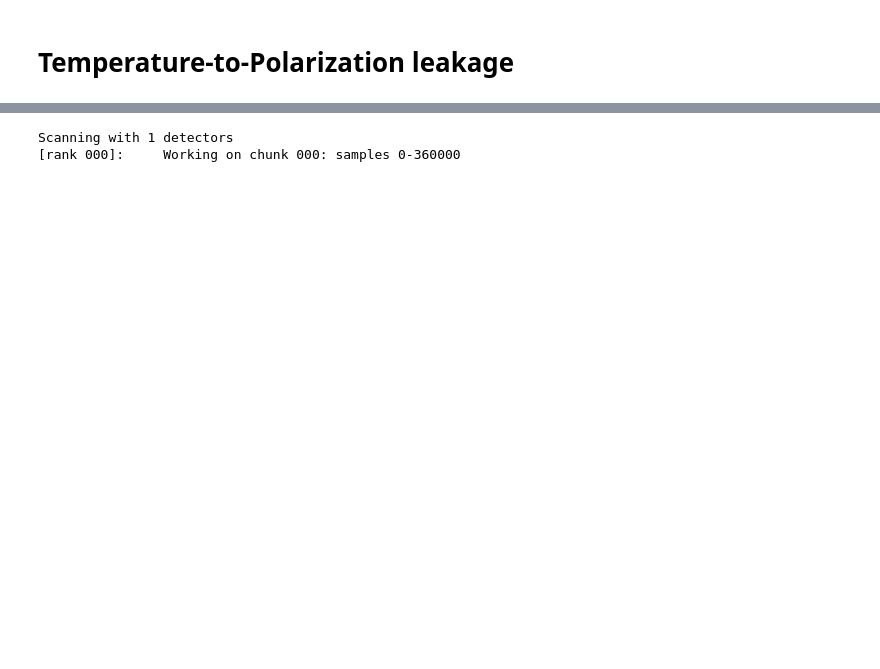
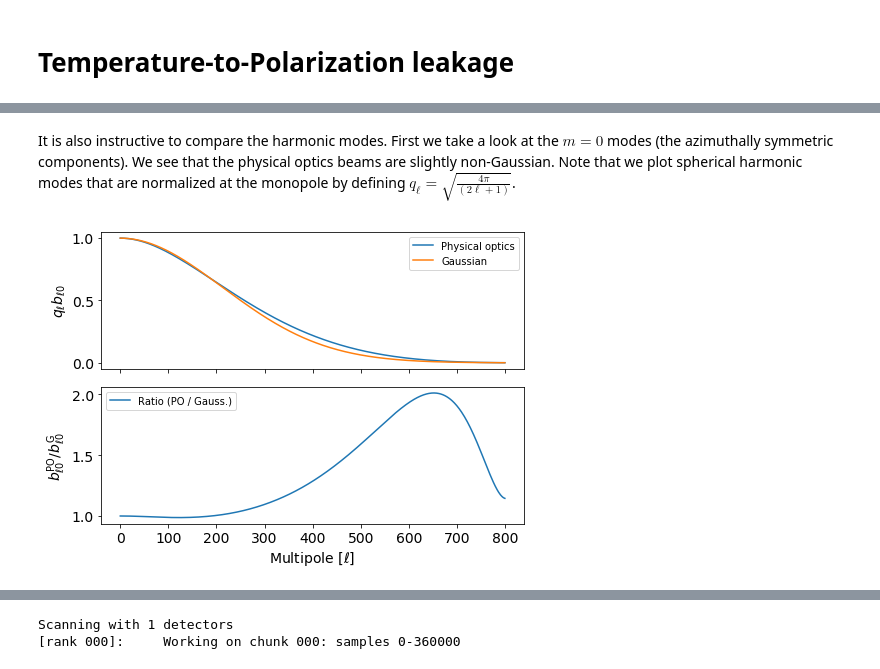
Before and after one commit to AdriJD/beamconv, a Jupyter notebook: notebooks/introduction.ipynb, the cells around one changed output, grey strips where cells are left out. Cells and saved outputs as stored; diff of their text form; code cells hidden in the pictures; blank space fills up the shorter version.

```diff
--- a/notebooks/introduction.ipynb
+++ b/notebooks/introduction.ipynb
@@ -155,0 +205,22 @@ hp.cartview(np.log(np.abs(bmap_ga)), title="Gaussian", **cart_opts)
+# %% [markdown]
+It is also instructive to compare the harmonic modes. First we take a look at the $m=0$ modes (the azimuthally symmetric components). We see that the physical optics beams are slightly non-Gaussian. Note that we plot spherical harmonic modes that are normalized at the monopole by defining $q_{\ell} = \sqrt{\frac{4 \pi}{(2\ell +  1)}}$.
+# %%
+beam2.btype='PO'
+bell_po = np.real(tools.blm2bl(beam2.blm[0]))
+del(beam2.blm)
+beam2.btype='Gaussian'
+bell_ga = np.real(tools.blm2bl(beam2.blm[0]))
+del(beam2.blm)
+
+fig, axs = plt.subplots(ncols=1, nrows=2, figsize=(7, 5), sharex=True)
+axs[0].plot(bell_po, label='Physical optics')
+axs[0].plot(bell_ga, label='Gaussian')
+axs[1].plot(bell_po / bell_ga, label='Ratio (PO / Gauss.)')
+axs[0].set_ylabel(r'$q_{\ell} b_{\ell 0}$')
+axs[1].set_ylabel(r'$b^{\mathrm{PO}}_{\ell 0} / b^{\mathrm{G}}_{\ell 0}$')
+axs[1].set_xlabel(r'Multipole [$\ell$]')
+axs[0].legend()
+axs[1].legend()
+fig.tight_layout()
+# %% [output]
+[figure, added]
```
Also changed, not shown: parts of 44 cells of this notebook.
